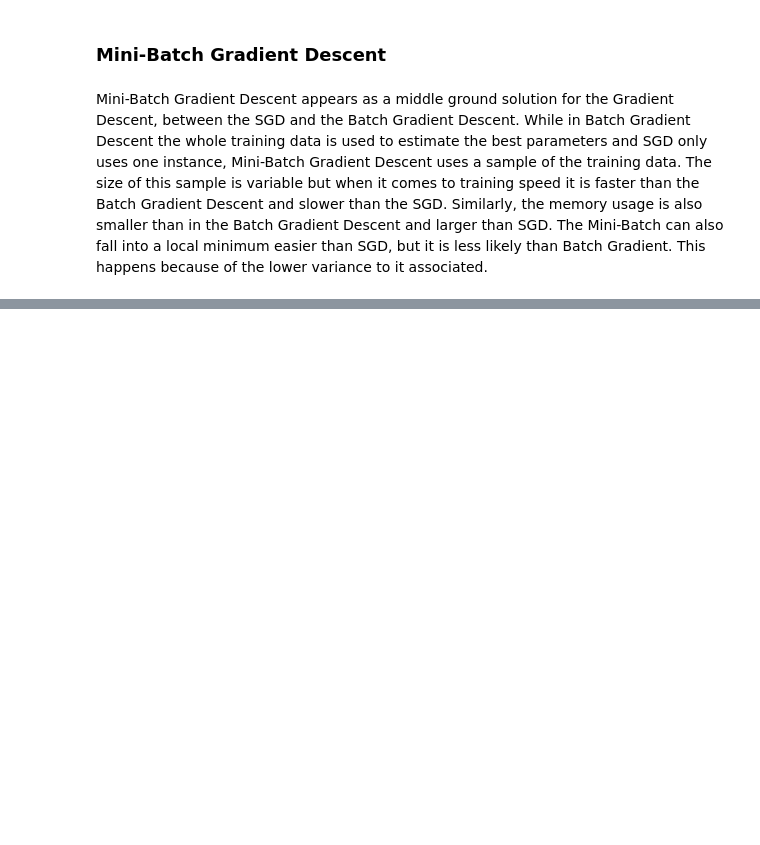
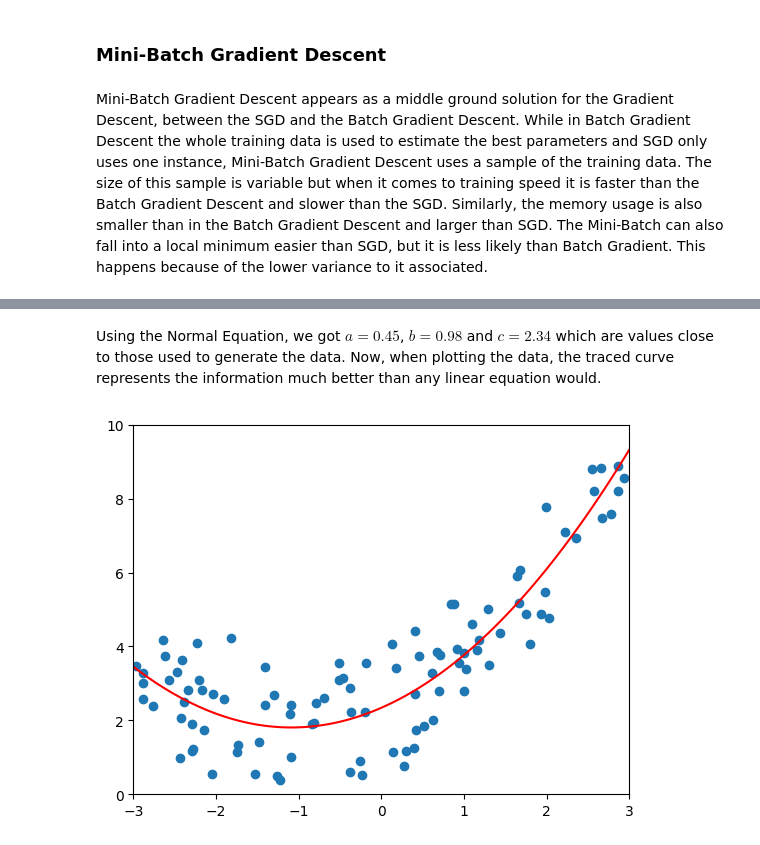
Before and after one commit to davidterroso/ML, a Jupyter notebook: regression.ipynb, the cells around one changed output, grey strips where cells are left out. Saved outputs shown, nothing was run; the diff lists cells and outputs as text; code cells hidden in the pictures; blank space fills up the shorter version.

```diff
--- a/regression.ipynb
+++ b/regression.ipynb
@@ -281,0 +314,13 @@ Mini-Batch Gradient Descent appears as a middle ground solution for the Gradient
+# %% [markdown]
+Using the Normal Equation, we got $a = 0.45$, $b = 0.98$ and $c = 2.34$ which are values close to those used to generate the data. Now, when plotting the data, the traced curve represents the information much better than any linear equation would.
+# %%
+X_visualize = np.linspace(-3, 3, m)
+X_visualize_ = np.c_[np.ones(X_visualize.shape), X_visualize, X_visualize**2]
+y_visualize = X_visualize_.dot(theta)
+
+plt.axis([-3,3, 0,10])
+plt.scatter(X, y)
+plt.plot(X_visualize, y_visualize, "red")
+plt.show()
+# %% [output]
+[figure, added]
```
Also changed, not shown: parts of 6 cells of this notebook.
